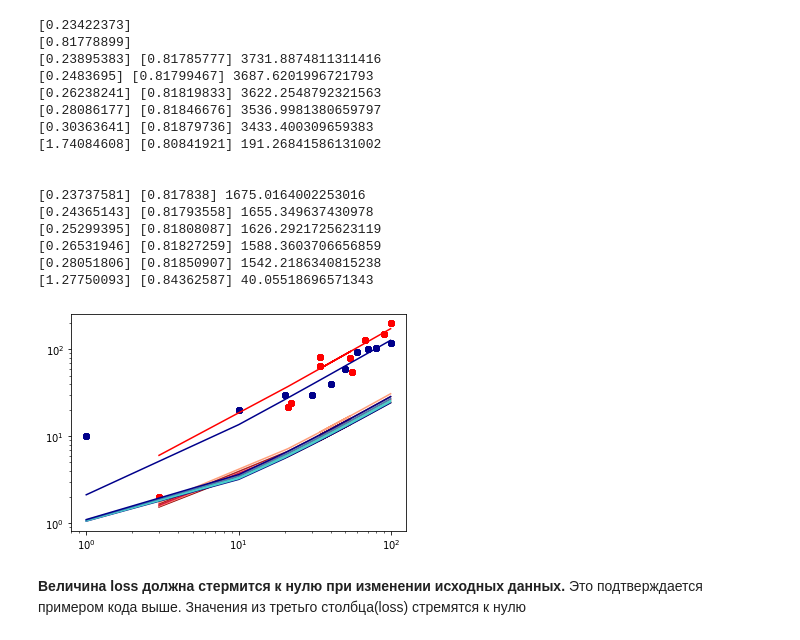
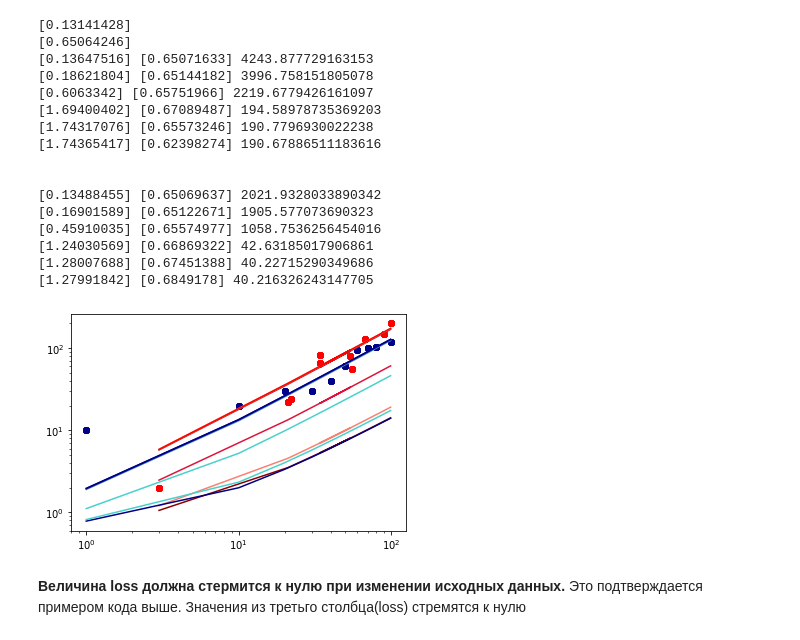
Before and after one commit to SfBalaba/DA-in-GameDev-lab1, a Jupyter notebook: Task3.ipynb, the cells around one changed output. Cells and saved outputs as stored; diff of their text form; code cells hidden in the pictures.

```diff
--- a/Task3.ipynb
+++ b/Task3.ipynb
@@ -49,49 +49,49 @@ def iterate(a,b,x,y,times):
 #Initialize parameters and display
 a = np.random.rand(1)
 print(a)
 b = np.random.rand(1)
 print(b)
 Lr = 0.000001
 
-iteration_number = [1,2,3,4,5,10000]
+iteration_number = [1,10, 100,1000, 5000, 10000]
 def iterate_data(a, b,x, y, colors):
   for i in range(len(iteration_number)):
     a,b = iterate(a,b,x,y, iteration_number[i])
     prediction = model(a,b,x)
     loss = loss_function(a,b,x,y)
     print(a,b,loss)
     plt.scatter(x,y, c = colors[len(colors)-1])
     if(i == len(iteration_number)):
       plt.plot(x, prediction, c = colors[i], linewidth = 6)
     else:
       plt.plot(x, prediction, c = colors[i])
 
 iterate_data(a,b,x,y,  [ '#8B0000', '#FA8072', '#DC143C', '#B22222', '#FFA07A', 'red' ])
 print("\n")
 iterate_data(a,b,x1, y1,  ['#000080', '#48D1CC', '#48D1CC', '#4682B4', 'darkblue','#00008B'])
 
 plt.xscale("log")
 plt.yscale("log")
 plt.xscale("log")
 plt.yscale("log")
 # %% [output]
-[0.23422373]
-[0.81778899]
-[0.23895383] [0.81785777] 3731.8874811311416
-[0.2483695] [0.81799467] 3687.6201996721793
-[0.26238241] [0.81819833] 3622.2548792321563
-[0.28086177] [0.81846676] 3536.9981380659797
-[0.30363641] [0.81879736] 3433.400309659383
-[1.74084608] [0.80841921] 191.26841586131002
+[0.13141428]
+[0.65064246]
+[0.13647516] [0.65071633] 4243.877729163153
+[0.18621804] [0.65144182] 3996.758151805078
+[0.6063342] [0.65751966] 2219.6779426161097
+[1.69400402] [0.67089487] 194.58978735369203
+[1.74317076] [0.65573246] 190.7796930022238
+[1.74365417] [0.62398274] 190.67886511183616
 
 
-[0.23737581] [0.817838] 1675.0164002253016
-[0.24365143] [0.81793558] 1655.349637430978
-[0.25299395] [0.81808087] 1626.2921725623119
-[0.26531946] [0.81827259] 1588.3603706656859
-[0.28051806] [0.81850907] 1542.2186340815238
-[1.27750093] [0.84362587] 40.05518696571343
+[0.13488455] [0.65069637] 2021.9328033890342
+[0.16901589] [0.65122671] 1905.577073690323
+[0.45910035] [0.65574977] 1058.7536256454016
+[1.24030569] [0.66869322] 42.63185017906861
+[1.28007688] [0.67451388] 40.22715290349686
+[1.27991842] [0.6849178] 40.216326243147705
-[figure, old version]
+[figure, new version]
 # %% [markdown]
 **Величина loss должна стермится к нулю при изменении исходных данных.** Это подтверждается примером кода выше. Значения из третьго столбца(loss) стремятся к нулю
 # %%
```
